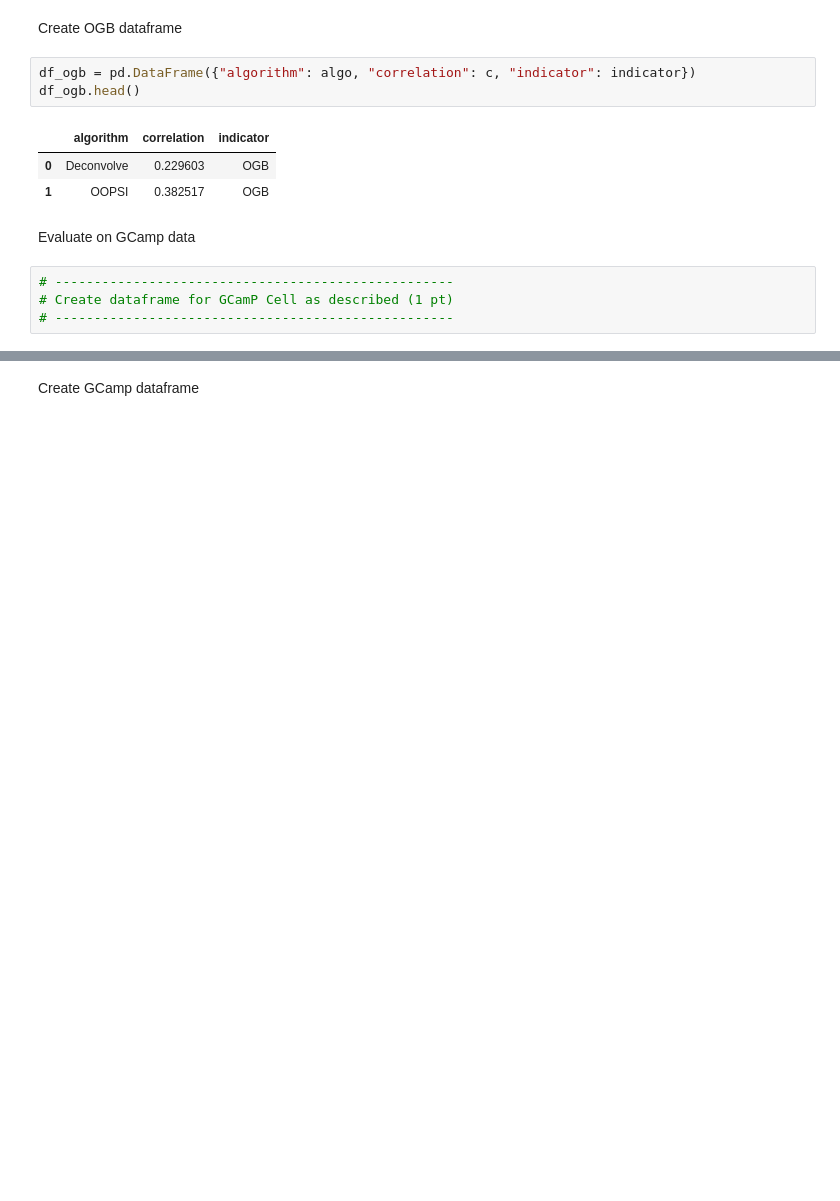
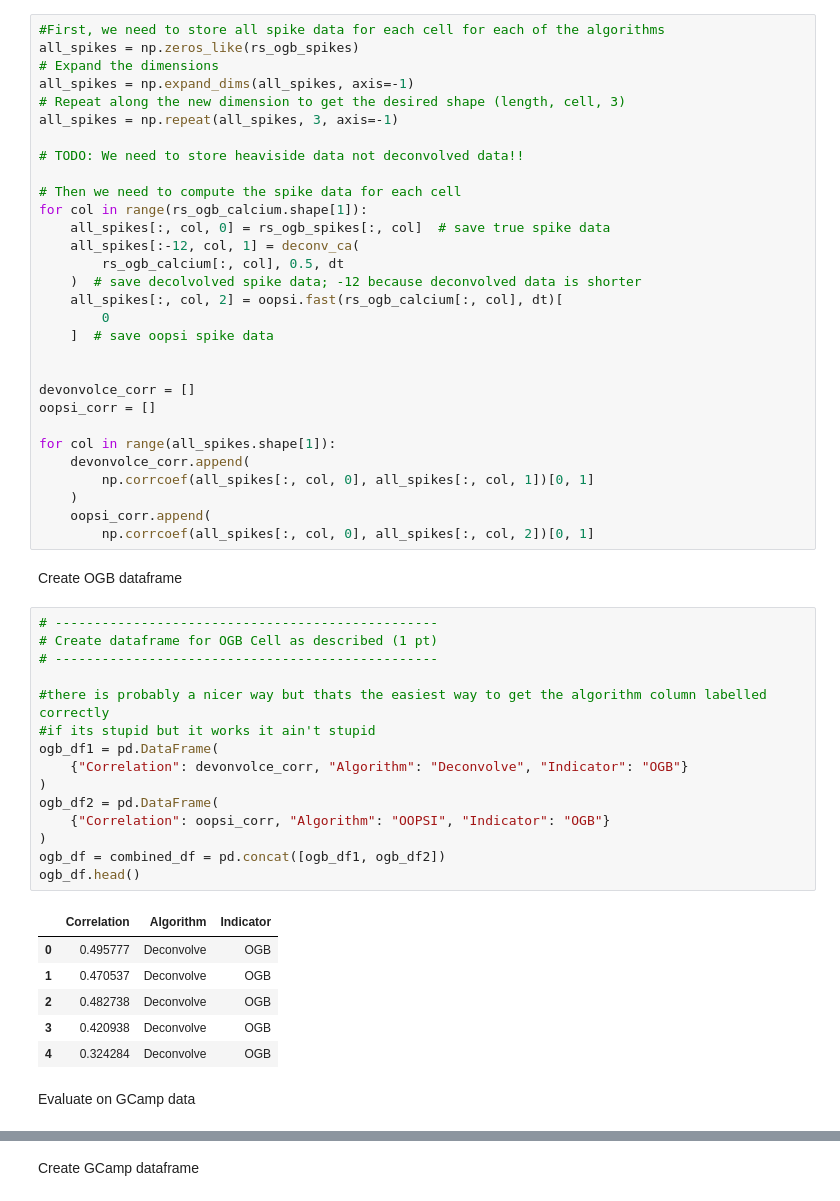
Before and after one commit to stedavkle/uni-tue-nds, a Jupyter notebook: CL3/notebooks/CodingLab3.ipynb, the cells around one changed output, grey strips where cells are left out. Drawn from its saved outputs; the diff is of its cells as text; blank space fills up the shorter version.

```diff
--- a/CL3/notebooks/CodingLab3.ipynb
+++ b/CL3/notebooks/CodingLab3.ipynb
@@ -432,15 +435,56 @@ indicator = ["OGB", "OGB"]
+# %%
+#First, we need to store all spike data for each cell for each of the algorithms
+all_spikes = np.zeros_like(rs_ogb_spikes)
+# Expand the dimensions
+all_spikes = np.expand_dims(all_spikes, axis=-1)
+# Repeat along the new dimension to get the desired shape (length, cell, 3)
+all_spikes = np.repeat(all_spikes, 3, axis=-1)
+
+# TODO: We need to store heaviside data not deconvolved data!!
+
+# Then we need to compute the spike data for each cell
+for col in range(rs_ogb_calcium.shape[1]):
+    all_spikes[:, col, 0] = rs_ogb_spikes[:, col]  # save true spike data
+    all_spikes[:-12, col, 1] = deconv_ca(
+        rs_ogb_calcium[:, col], 0.5, dt
+    )  # save decolvolved spike data; -12 because deconvolved data is shorter
+    all_spikes[:, col, 2] = oopsi.fast(rs_ogb_calcium[:, col], dt)[
+        0
+    ]  # save oopsi spike data
+
+
+devonvolce_corr = []
+oopsi_corr = []
+
+for col in range(all_spikes.shape[1]):
+    devonvolce_corr.append(
+        np.corrcoef(all_spikes[:, col, 0], all_spikes[:, col, 1])[0, 1]
+    )
+    oopsi_corr.append(
+        np.corrcoef(all_spikes[:, col, 0], all_spikes[:, col, 2])[0, 1]
 # %% [markdown]
 Create OGB dataframe
-# %%
-df_ogb = pd.DataFrame({"algorithm": algo, "correlation": c, "indicator": indicator})
-df_ogb.head()
-# %% [output]
-|  | algorithm | correlation | indicator |
-| 0 | Deconvolve | 0.229603 | OGB |
-| 1 | OOPSI | 0.382517 | OGB |
+# %%
+# -------------------------------------------------
+# Create dataframe for OGB Cell as described (1 pt)
+# -------------------------------------------------
+
+#there is probably a nicer way but thats the easiest way to get the algorithm column labelled correctly
+#if its stupid but it works it ain't stupid
+ogb_df1 = pd.DataFrame(
+    {"Correlation": devonvolce_corr, "Algorithm": "Deconvolve", "Indicator": "OGB"}
+)
+ogb_df2 = pd.DataFrame(
+    {"Correlation": oopsi_corr, "Algorithm": "OOPSI", "Indicator": "OGB"}
+)
+ogb_df = combined_df = pd.concat([ogb_df1, ogb_df2])
+ogb_df.head()
+# %% [output]
+|  | Correlation | Algorithm | Indicator |
+| 0 | 0.495777 | Deconvolve | OGB |
+| 1 | 0.470537 | Deconvolve | OGB |
+| 2 | 0.482738 | Deconvolve | OGB |
+| 3 | 0.420938 | Deconvolve | OGB |
+| 4 | 0.324284 | Deconvolve | OGB |
 # %% [markdown]
 Evaluate on GCamp data
-# %%
-# ---------------------------------------------------
-# Create dataframe for GCamP Cell as described (1 pt)
-# ---------------------------------------------------
```
Also changed, not shown: parts of 12 cells of this notebook.
